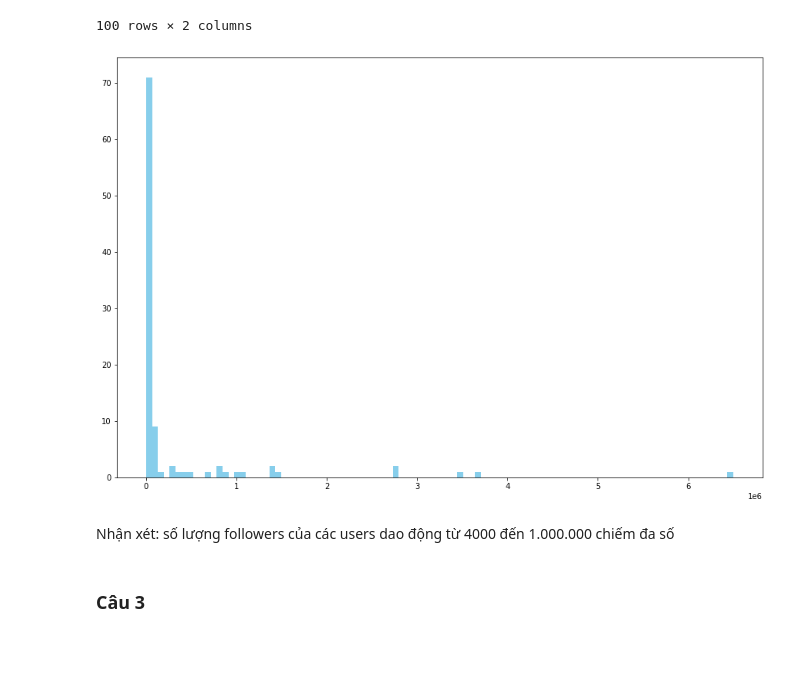
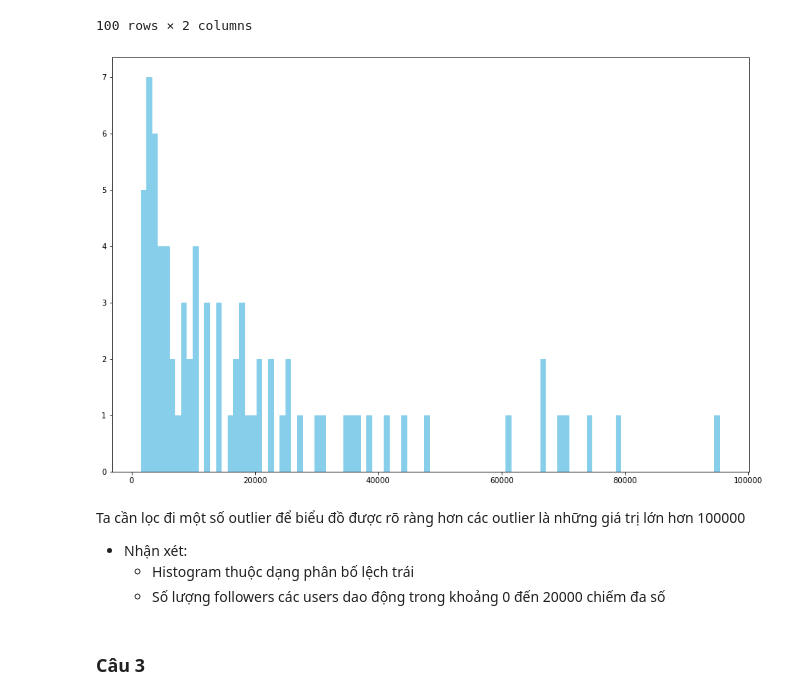
Before and after one commit to khiet-alt/data-analysis, a Jupyter notebook: source.ipynb, the cells around one changed output. Drawn from its saved outputs; the diff is of its cells as text; code cells hidden in the pictures; blank space fills up the shorter version.

Commit message:
khoa update source outlier

```diff
--- a/source.ipynb
+++ b/source.ipynb
@@ -188,12 +188,16 @@ My_users
 | 183 | 1480.0 | BOST & BIM |
 100 rows × 2 columns
 # %%
+My_users = My_users[My_users['followers_count'] <= 100000]
 plt.hist(My_users['followers_count'], bins=100, color = "skyblue")
 plt.show()
 # %% [output]
-[figure, old version]
+[figure, new version]
 # %% [markdown]
-Nhận xét: số lượng followers của các users dao động từ 4000 đến 1.000.000 chiếm đa số
+Ta cần lọc đi một số outlier để biểu đồ được rõ ràng hơn các outlier là những giá trị lớn hơn 100000
+- Nhận xét:
+    - Histogram thuộc dạng phân bố lệch trái
+    - Số lượng followers các users dao động trong khoảng 0 đến 20000 chiếm đa số
 # %% [markdown]
 ### Câu 3
 # %%
```
Also changed, not shown: parts of 5 cells of this notebook, 3 other files.
